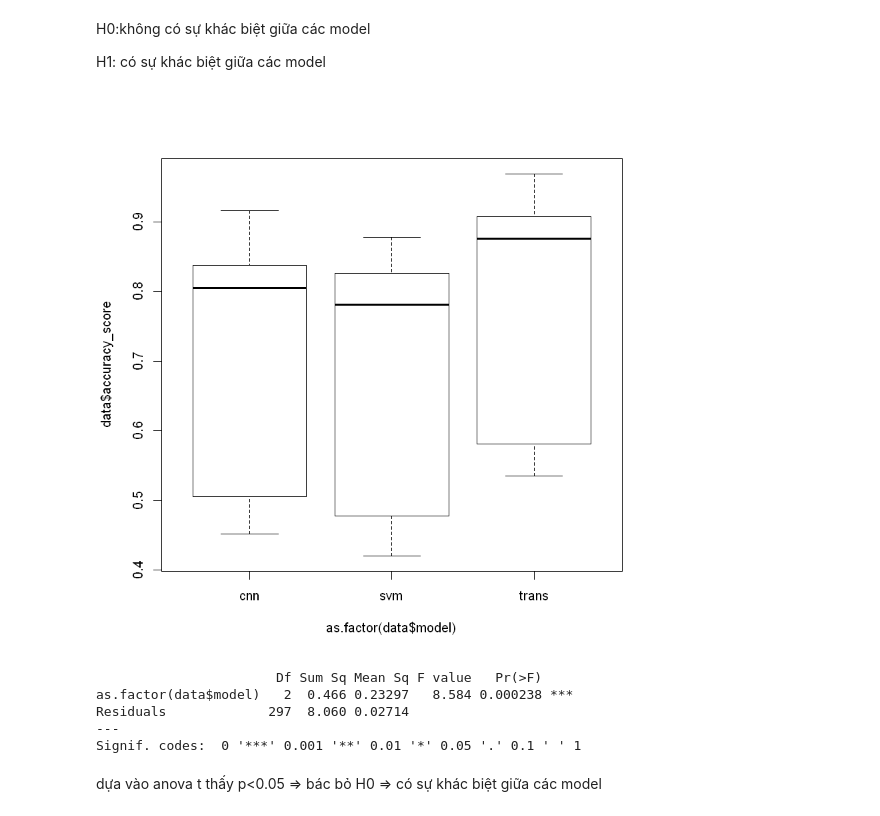
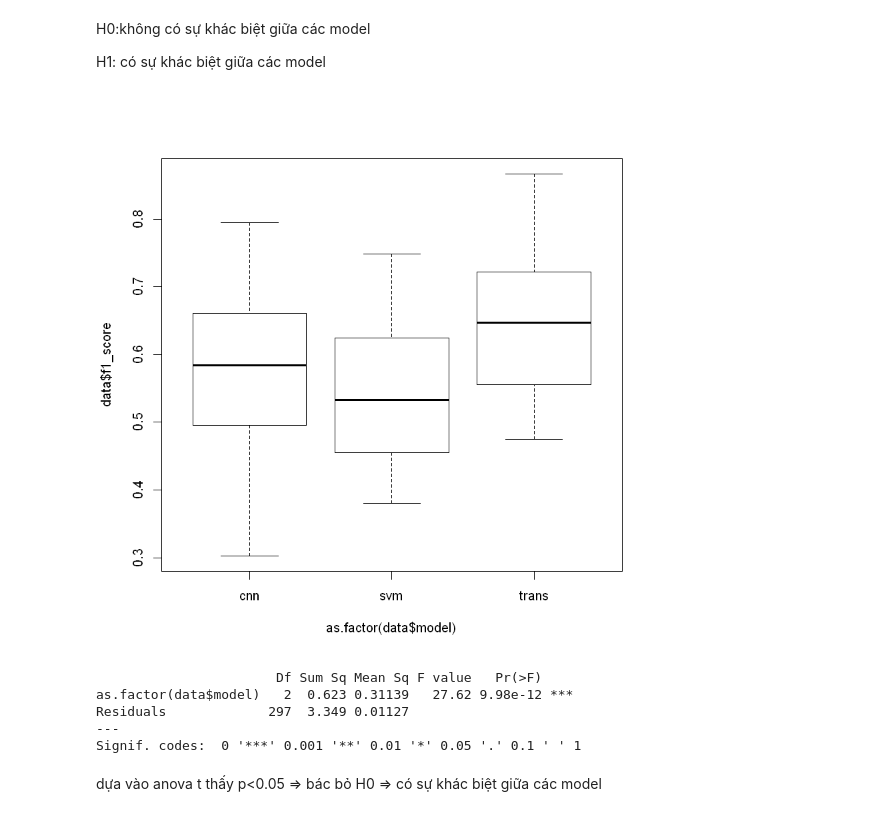
Before and after one commit to minhquan6203/Vietnamese-sentiment-analysis, a Jupyter notebook: phan_tich_thi_nghiem copy.ipynb, the cells around one changed output. Cells and saved outputs as stored; diff of their text form; code cells hidden in the pictures.

```diff
--- a/phan_tich_thi_nghiem copy.ipynb
+++ b/phan_tich_thi_nghiem copy.ipynb
@@ -14,16 +14,16 @@ H0:không có sự khác biệt giữa các model
 
 H1: có sự khác biệt giữa các model
 # %%
-boxplot(data$accuracy_score ~ as.factor(data$model))
+boxplot(data$f1_score ~ as.factor(data$model))
 # %% [output]
-[figure, old version]
+[figure, new version]
 # %%
-av=aov(data$accuracy_score ~ as.factor(data$model))
+av=aov(data$f1_score ~ as.factor(data$model))
 summary(av)
 # %% [output]
                        Df Sum Sq Mean Sq F value   Pr(>F)
-as.factor(data$model)   2  0.466 0.23297   8.584 0.000238 ***
-Residuals             297  8.060 0.02714
+as.factor(data$model)   2  0.623 0.31139   27.62 9.98e-12 ***
+Residuals             297  3.349 0.01127
 ---
 Signif. codes:  0 '***' 0.001 '**' 0.01 '*' 0.05 '.' 0.1 ' ' 1
 # %% [markdown]
```
Also changed, not shown: parts of 11 cells of this notebook, 2 other files.
